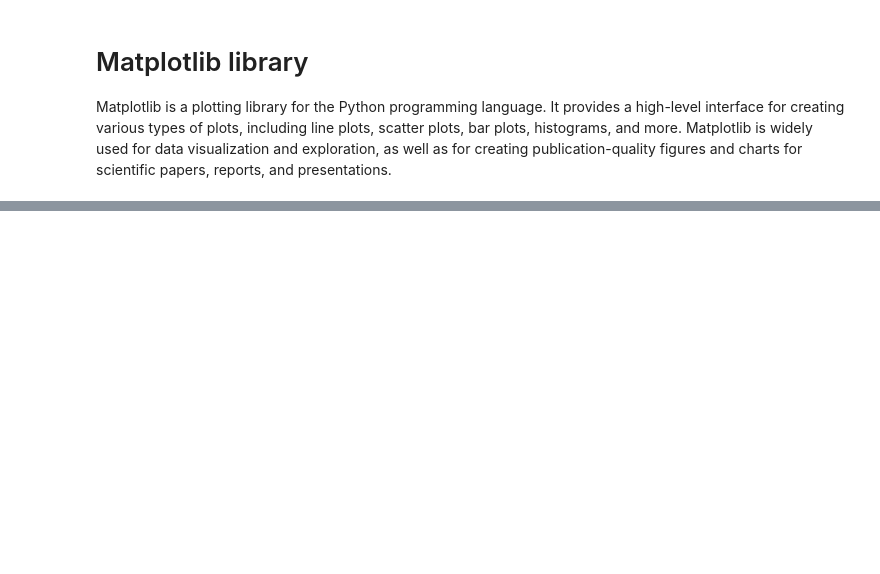
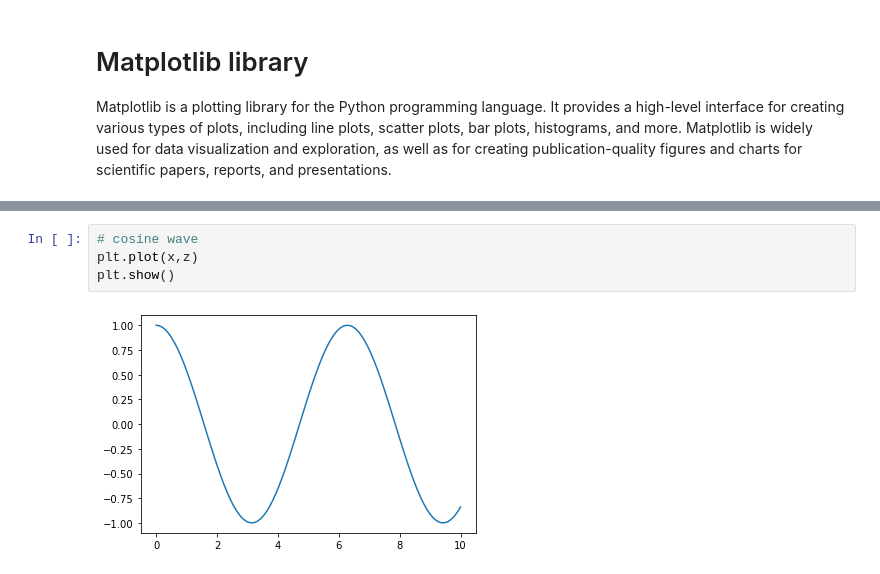
Before and after one commit to KushalranaAI/Machine-learning-, a Jupyter notebook: Module 3 - Python Library for ML.ipynb, the cells around one changed output, grey strips where cells are left out. Saved outputs shown, nothing was run; the diff lists cells and outputs as text; blank space fills up the shorter version.

```diff
--- a/Module 3 - Python Library for ML.ipynb
+++ b/Module 3 - Python Library for ML.ipynb
@@ -767,0 +846,6 @@ Matplotlib is a plotting library for the Python programming language. It provide
+# %%
+# cosine wave
+plt.plot(x,z)
+plt.show()
+# %% [output]
+[figure, added]
```
Also changed, not shown: parts of 38 cells of this notebook.
